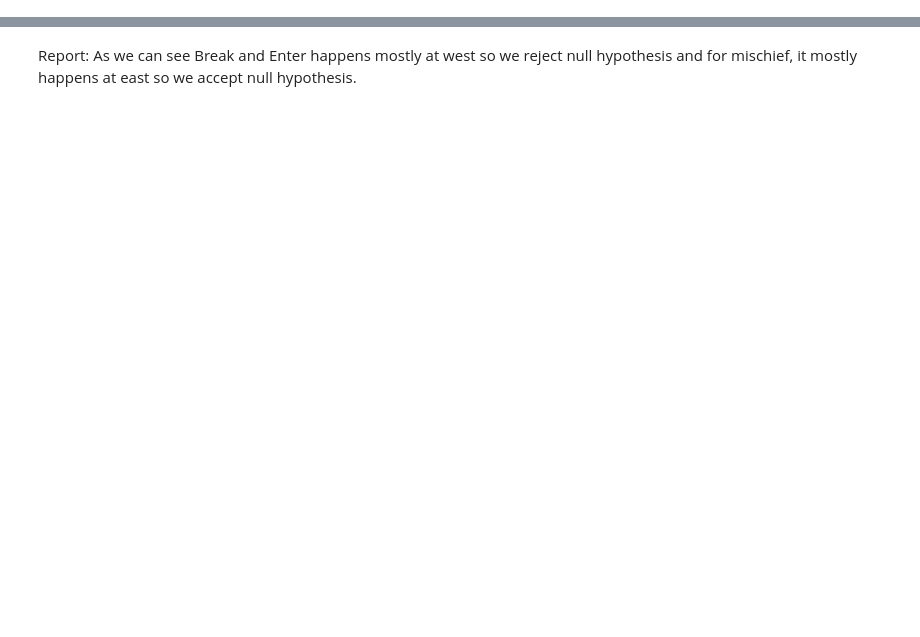
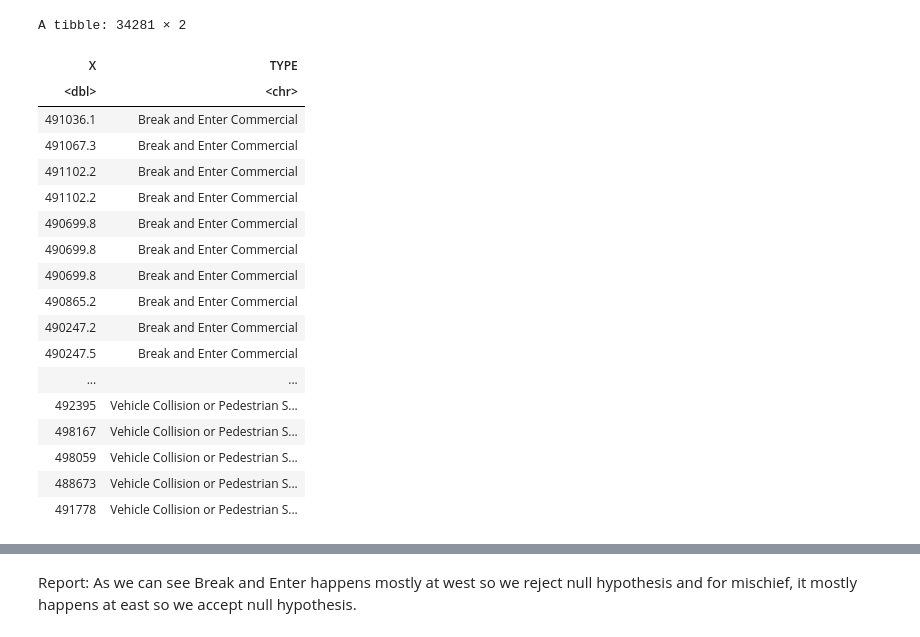
Before and after one commit to aradsab/Stat-201-Project, a Jupyter notebook: project.ipynb, the cells around one changed output, grey strips where cells are left out. Drawn from its saved outputs; the diff is of its cells as text; code cells hidden in the pictures; blank space fills up the shorter version.

```diff
--- a/project.ipynb
+++ b/project.ipynb
@@ -43,5 +74,26 @@ head(crime_data)
 # %%
 crime_X <- crime_data[c("X","TYPE")]
+crime_X
+# %% [output]
+A tibble: 34281 × 2
+| X | TYPE |
+| <dbl> | <chr> |
+| 491036.1 | Break and Enter Commercial |
+| 491067.3 | Break and Enter Commercial |
+| 491102.2 | Break and Enter Commercial |
+| 491102.2 | Break and Enter Commercial |
+| 490699.8 | Break and Enter Commercial |
+| 490699.8 | Break and Enter Commercial |
+| 490699.8 | Break and Enter Commercial |
+| 490865.2 | Break and Enter Commercial |
+| 490247.2 | Break and Enter Commercial |
+| 490247.5 | Break and Enter Commercial |
+| ... | ... |
+| 492395 | Vehicle Collision or Pedestrian S... |
+| 498167 | Vehicle Collision or Pedestrian S... |
+| 498059 | Vehicle Collision or Pedestrian S... |
+| 488673 | Vehicle Collision or Pedestrian S... |
+| 491778 | Vehicle Collision or Pedestrian S... |
 # %%
 # cleaning the data
 crime_X <- crime_X[complete.cases(crime_X), ]
```
Also changed, not shown: parts of 11 cells of this notebook.
